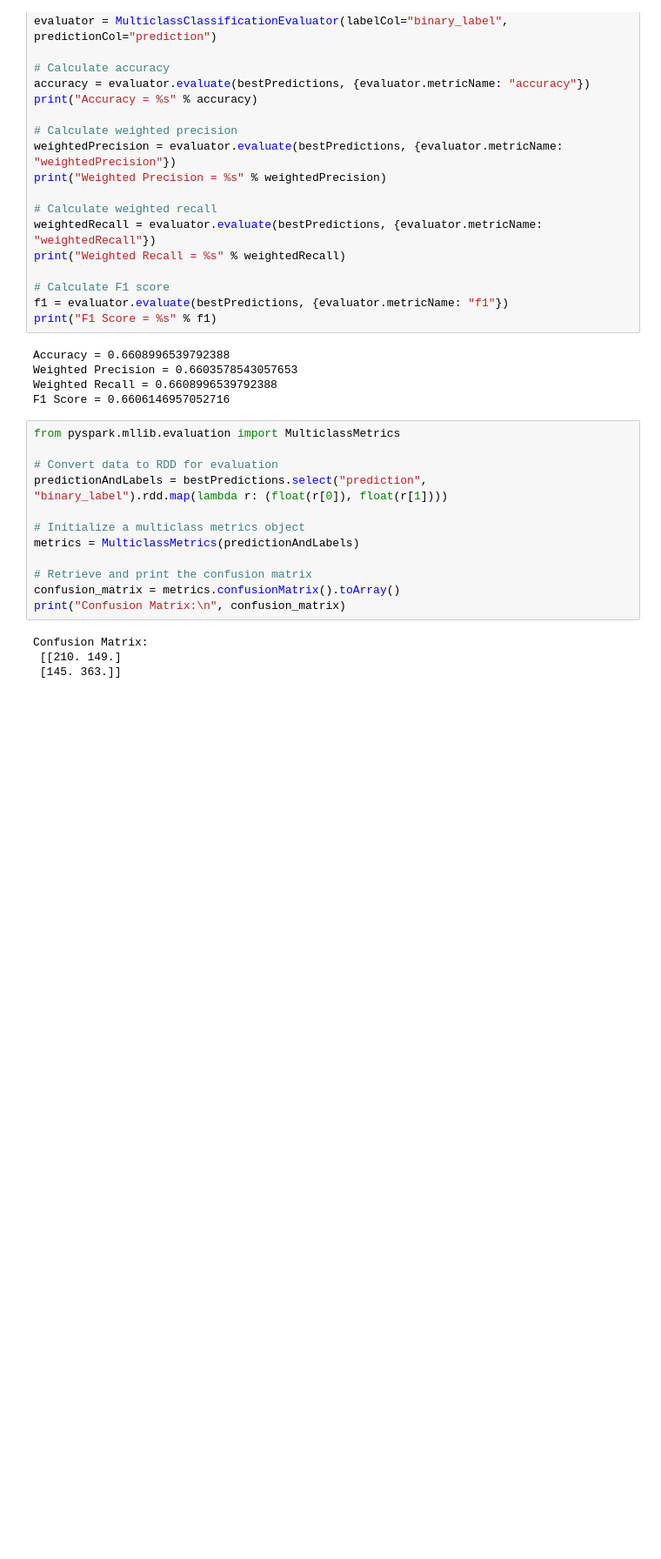
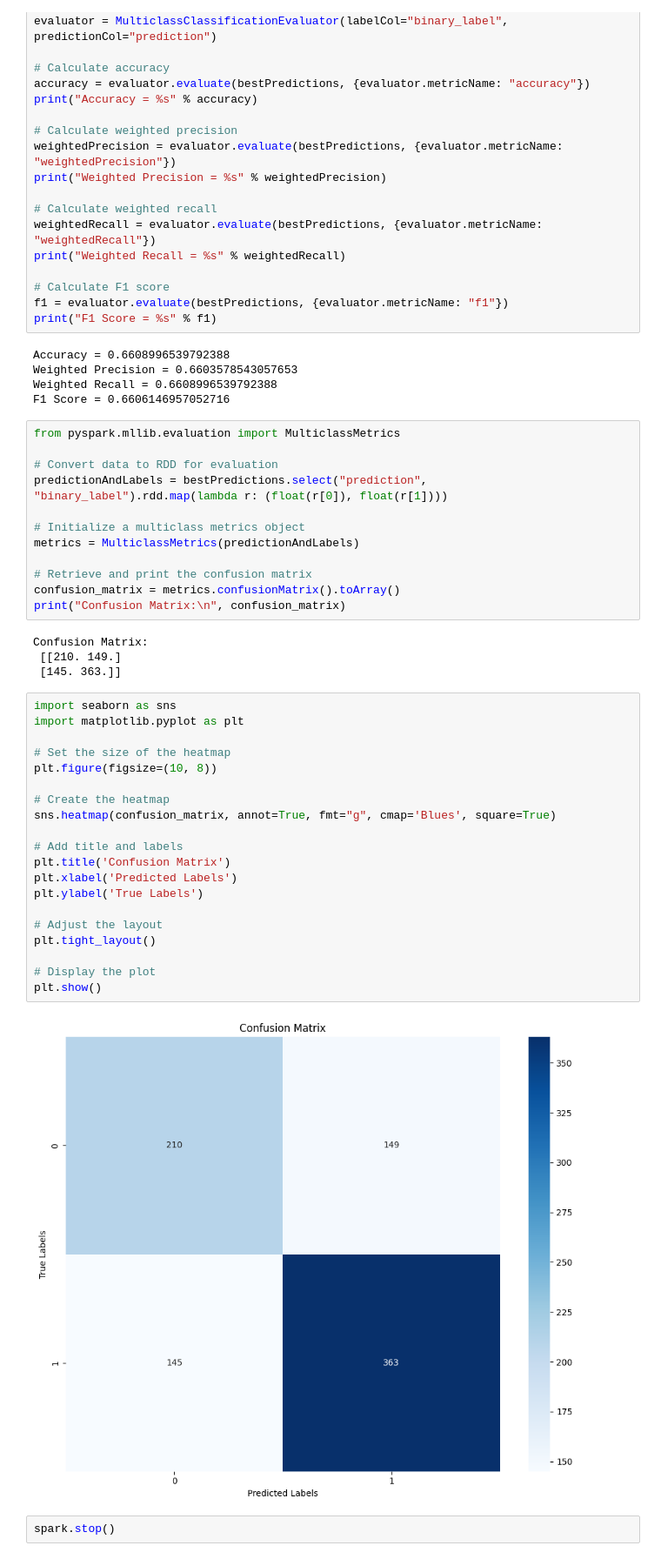
Before and after one commit to soniawmeyer/PodPresPred, a Jupyter notebook: Model_Training&Evaluation.ipynb, the cells around one changed output. Shown: that part at 87% size. Drawn from its saved outputs; the diff is of its cells as text; blank space fills up the shorter version.

```diff
--- a/Model_Training&Evaluation.ipynb
+++ b/Model_Training&Evaluation.ipynb
@@ -291,3 +291,27 @@ print("Confusion Matrix:\n", confusion_matrix)
 Confusion Matrix:
  [[210. 149.]
  [145. 363.]]
+# %%
+import seaborn as sns
+import matplotlib.pyplot as plt
+
+# Set the size of the heatmap
+plt.figure(figsize=(10, 8))
+
+# Create the heatmap
+sns.heatmap(confusion_matrix, annot=True, fmt="g", cmap='Blues', square=True)
+
+# Add title and labels
+plt.title('Confusion Matrix')
+plt.xlabel('Predicted Labels')
+plt.ylabel('True Labels')
+
+# Adjust the layout
+plt.tight_layout()
+
+# Display the plot
+plt.show()
+# %% [output]
+[figure, added]
+# %%
+spark.stop()
```
